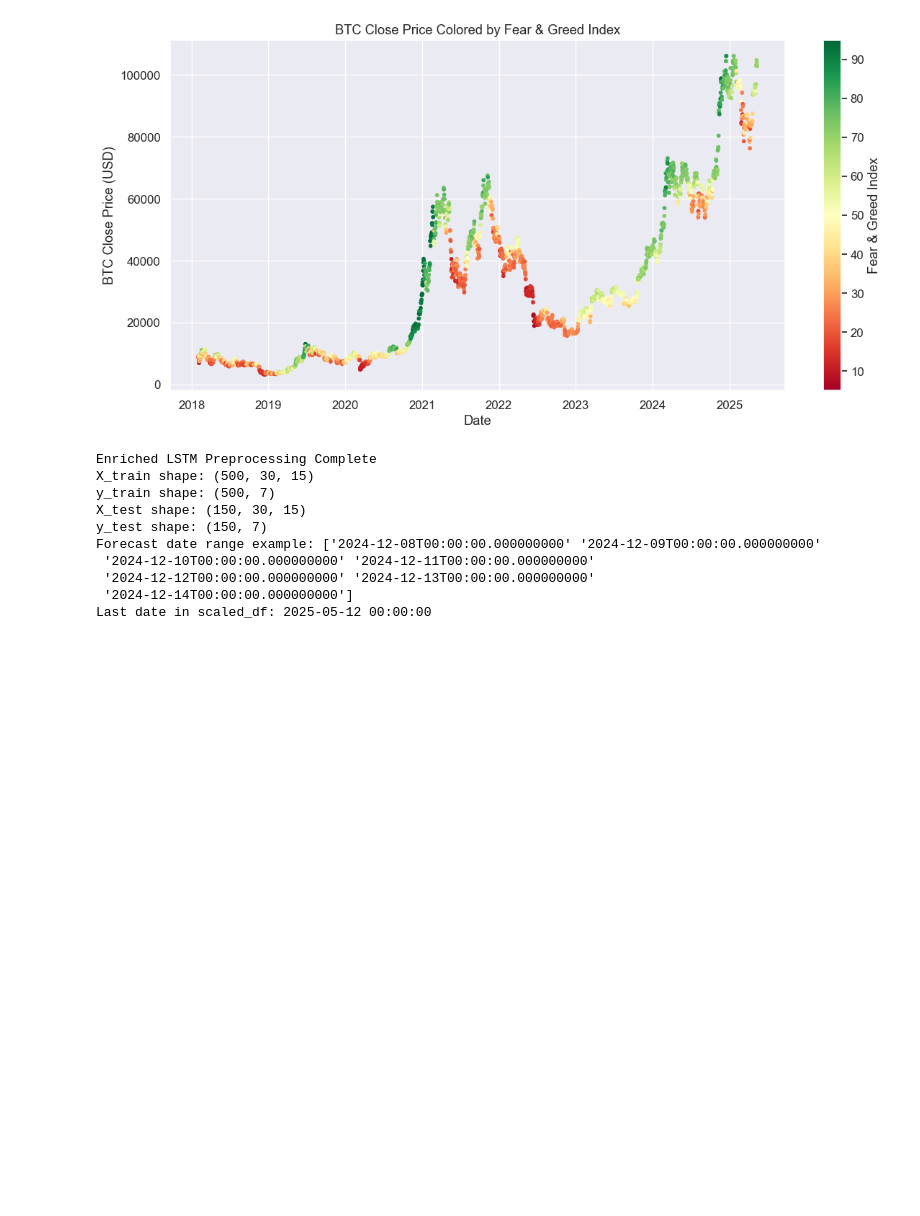
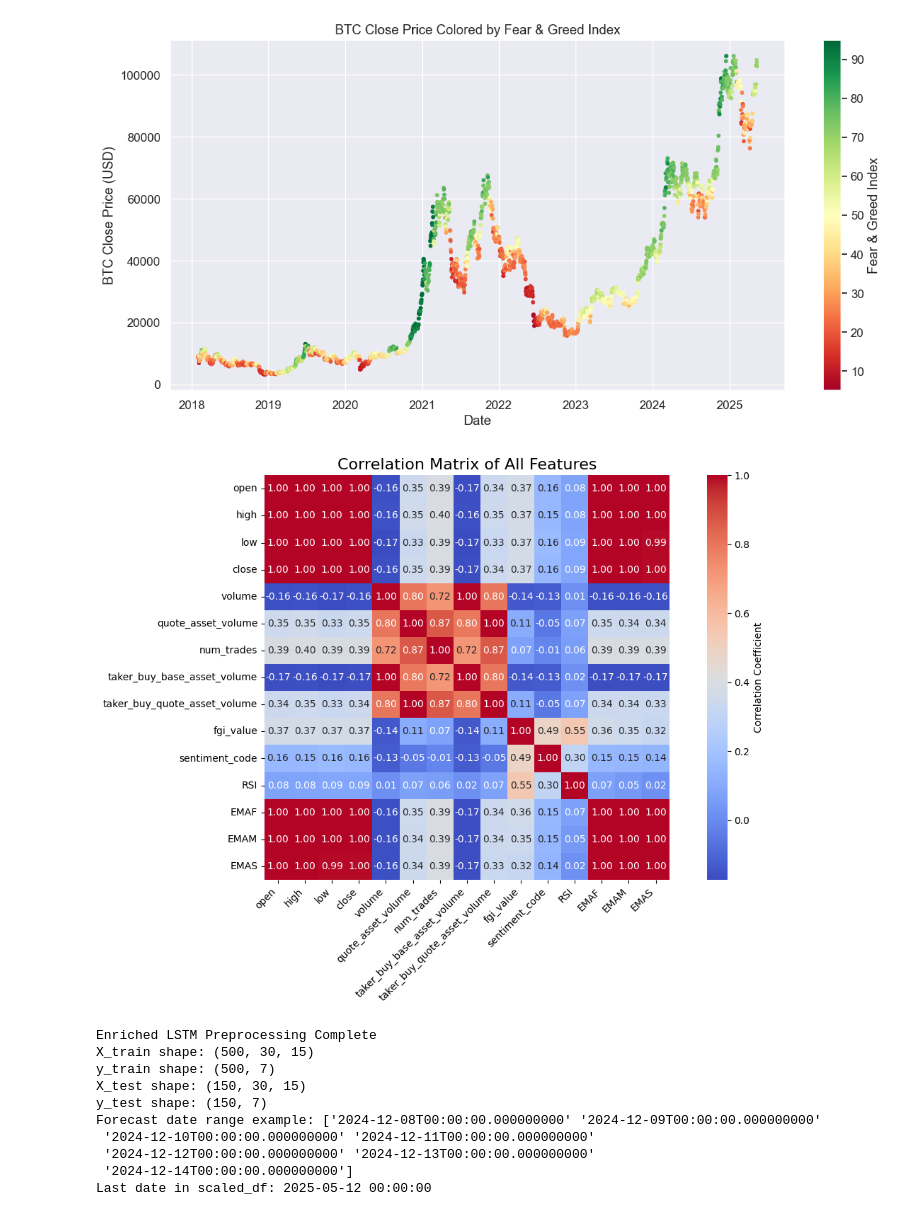
Before and after one commit to cimem37/Cryptocurrency-Forecasting, a Jupyter notebook: Untitled5.ipynb, the cells around one changed output. Saved outputs shown, nothing was run; the diff lists cells and outputs as text; code cells hidden in the pictures; blank space fills up the shorter version.

```diff
--- a/Untitled5.ipynb
+++ b/Untitled5.ipynb
@@ -322,6 +322,34 @@ plt.tight_layout()
 plt.show()
 # %% [output]
 [figure]
+# %%
+import pandas as pd
+import matplotlib.pyplot as plt
+import seaborn as sns
+
+# Load the Dataset
+# Update the path below if your CSV is in a different location
+csv_path = "btc_fgi_enriched.csv"
+
+
+# Compute Correlation Matrix
+# Drop date column, since it's not numerical
+corr_matrix = df.drop(columns=["date"]).corr()
+
+# Plot the Heatmap
+plt.figure(figsize=(12, 8))
+sns.heatmap(corr_matrix, annot=True, fmt=".2f", cmap="coolwarm", square=True,
+            cbar_kws={"label": "Correlation Coefficient"})
+plt.title("Correlation Matrix of All Features", fontsize=16)
+plt.xticks(rotation=45, ha="right")
+plt.yticks(rotation=0)
+plt.tight_layout()
+
+# Save or Show the Plot
+# plt.savefig("correlation_matrix.png", dpi=300)
+plt.show()
+# %% [output]
+[figure, added]
 # %%
 import pandas as pd
 import numpy as np
```
Also changed, not shown: parts of 5 cells of this notebook.
